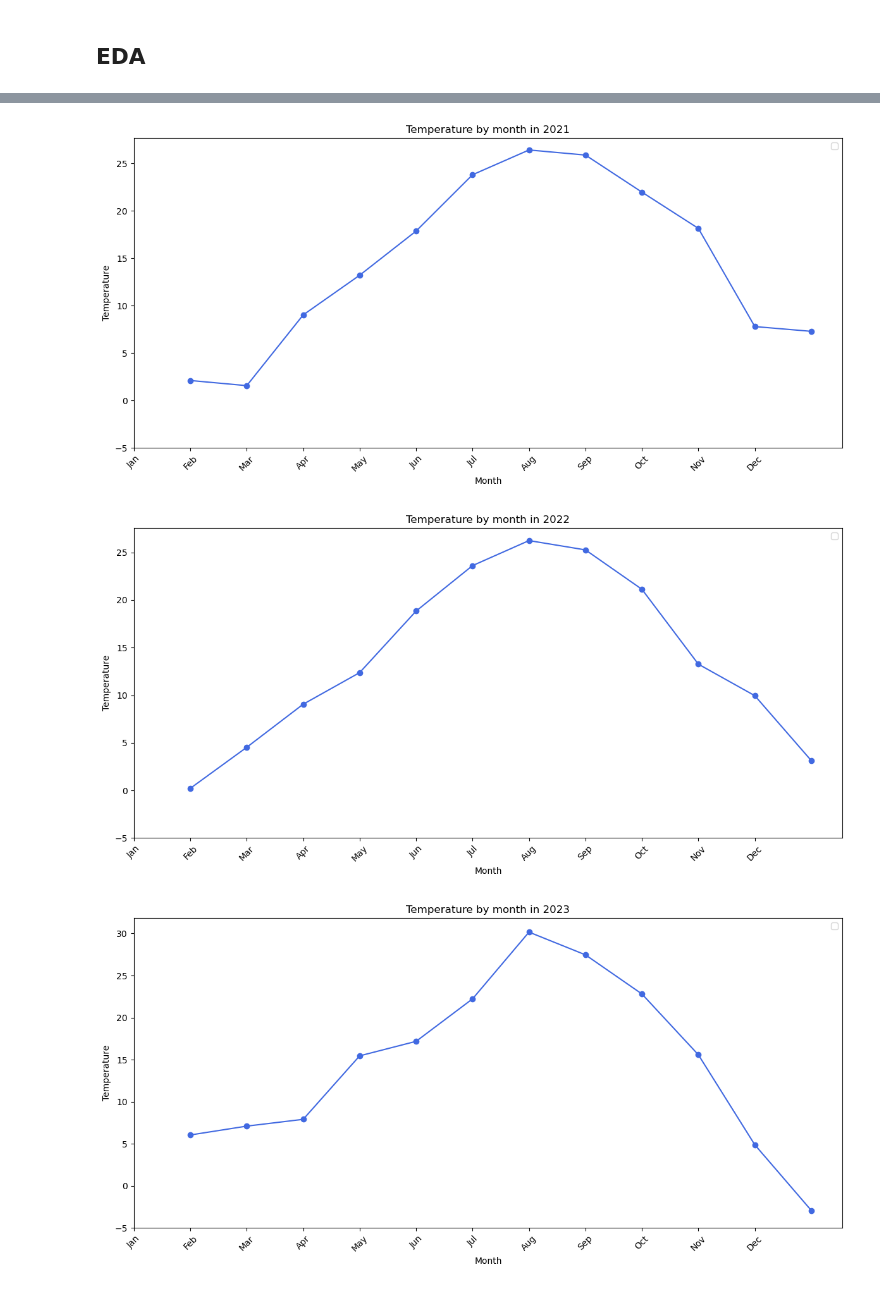
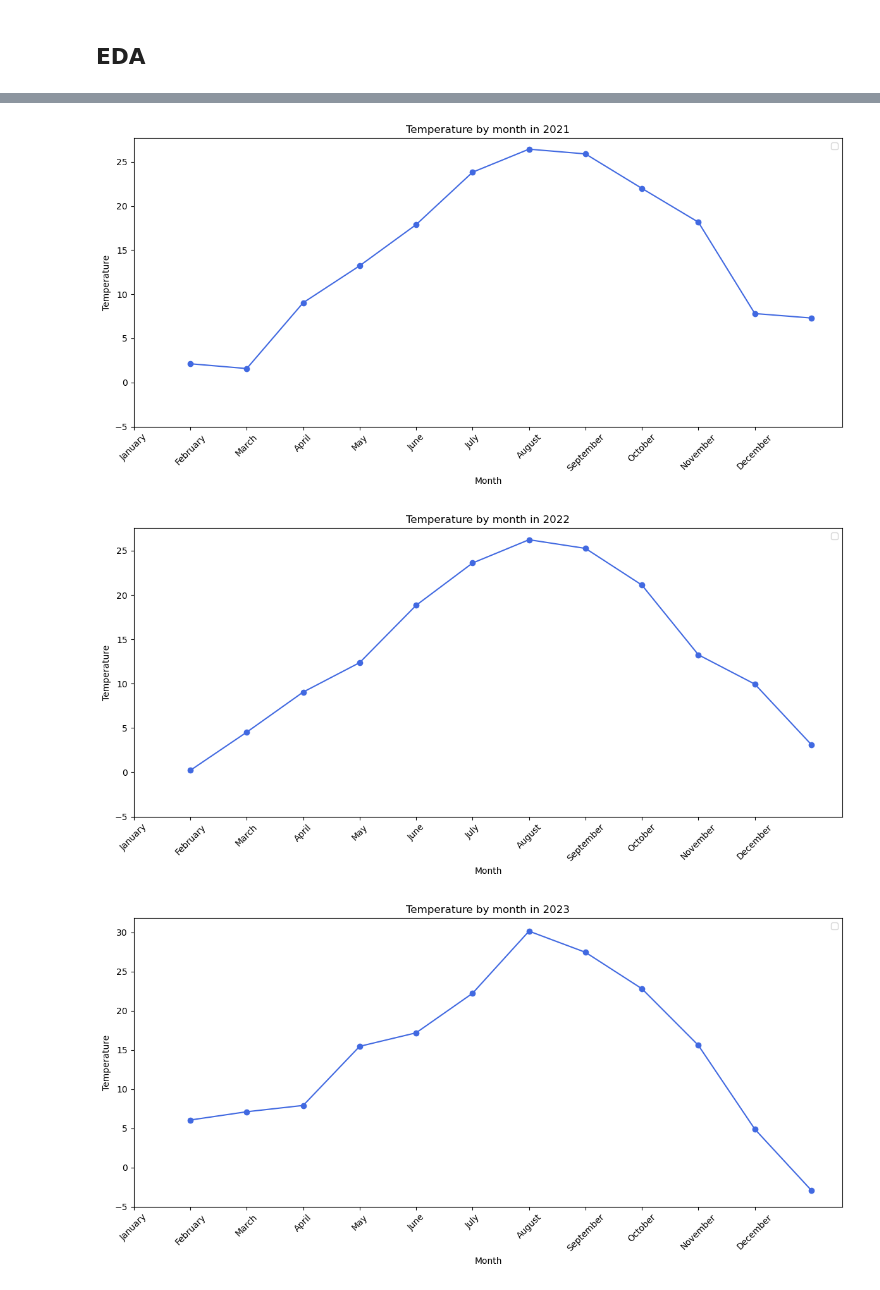
Before and after one commit to marcosmicozzi/my_code, a Jupyter notebook: m1p03_daily_weather.ipynb, the cells around one changed output, grey strips where cells are left out. Saved outputs shown, nothing was run; the diff lists cells and outputs as text; code cells hidden in the pictures.

```diff
--- a/m1p03_daily_weather.ipynb
+++ b/m1p03_daily_weather.ipynb
@@ -180,30 +358,0 @@ memory usage: 68.6 KB
-# %%
-month_names = ['Jan', 'Feb', 'Mar', 'Apr', 'May', 'Jun', 'Jul', 'Aug', 'Sep', 'Oct', 'Nov', 'Dec']
-
-df_dailyweather['year'] = df_dailyweather['date'].dt.year
-df_dailyweather['month'] = df_dailyweather['date'].dt.month
-
-casual_by_month = df_dailyweather.groupby('month')['casual'].sum()
-member_by_month = df_dailyweather.groupby('month')['member'].sum()
-months = casual_by_month.index.astype(str)
-
-
-monthly_users = df_dailyweather.groupby(['year', 'month'])[['casual', 'member']].sum().reset_index()
-
-for year in monthly_users['year'].unique():
-    yearly_data = monthly_users[monthly_users['year'] == year]
-    months = yearly_data['month']
-    x = np.arange(len(months))
-    width = 0.4
-
-    plt.figure(figsize=(12, 6))
-    plt.bar(x - width/2, yearly_data['casual'], width=width, label='Casual', color='royalblue')
-    plt.bar(x + width/2, yearly_data['member'], width=width, label='Member', color='mediumseagreen')
-
-    plt.xticks(x, [month_names[m-1] for m in months], rotation=45)
-    plt.xlabel('Month')
-    plt.ylabel('Number of Users')
-    plt.title(f'Casual vs Member Users by Month in {year}')
-    plt.legend()
-    plt.tight_layout()
-    plt.show()
@@ -283,5 +400,4 @@ for year in df_dailyweather['year'].unique():
 # %%
-df_dailyweather['day_name'] = df_dailyweather['date'].dt.day_name()
 df_dailyweather['total_users'] = df_dailyweather['casual'] + df_dailyweather['member']
 
 weekday_order = ['Monday', 'Tuesday', 'Wednesday', 'Thursday', 'Friday', 'Saturday', 'Sunday']
@@ -289,7 +405,7 @@ weekday_order = ['Monday', 'Tuesday', 'Wednesday', 'Thursday', 'Friday', 'Saturd
 for year in df_dailyweather['year'].unique():
     data_year = df_dailyweather[df_dailyweather['year'] == year]
 
-    summary = data_year.groupby('day_name')[['casual', 'member', 'total_users']].sum().reindex(weekday_order)
+    summary = data_year.groupby('weekday')[['casual', 'member', 'total_users']].sum().reindex(weekday_order)
 
     x = np.arange(len(weekday_order))
     width = 0.6  # full length bar for the back.
@@ -311,6 +427,7 @@ for year in df_dailyweather['year'].unique():
     ax.set_ylabel('User Count')
     ax.set_title(f'Users by Weekday in {year}')
     ax.legend()
+    ax.legend(loc='center left', bbox_to_anchor=(1, 0.5))
     plt.tight_layout()
     plt.show()
 # %% [output]
@@ -329,31 +449,31 @@ Index(['casual', 'date', 'member', 'total_rides',
       dtype='object')
 # %%
-df_dailyweather['year'] = df_dailyweather['date'].dt.year
-df_dailyweather['month'] = df_dailyweather['date'].dt.month
-
-
 monthly_temp = df_dailyweather.groupby(['year', 'month'])['temperature_2m_mean_(°c)'].mean().reset_index()
+month_names = [
+    "January", "February", "March", "April", "May", "June",
+    "July", "August", "September", "October", "November", "December"
+]
 
 
 for year in df_dailyweather['year'].unique():
     yearly_data = monthly_temp[monthly_temp['year'] == year]
     months = yearly_data['month']
     x = np.arange(len(months))
     width = 0.4
 
     plt.figure(figsize=(12, 6))
     # plt.hist(x, yearly_data['temperature_2m_mean_(°c)'], width=width, label='Temperature', color='royalblue')
     plt.plot(months, yearly_data['temperature_2m_mean_(°c)'], marker='o', color='royalblue')
 
     plt.xticks(x, [month_names[m-1] for m in months], rotation=45)
     plt.xlabel('Month')
     plt.ylabel('Temperature')
     plt.ylim(bottom=-5)
     plt.title(f'Temperature by month in {year}')
     plt.legend()
     plt.tight_layout()
     plt.show()
 # %% [output]
-[figure, old version]
+[figure, new version]
-[figure, old version]
+[figure, new version]
-[figure, old version]
+[figure, new version]
```
Also changed, not shown: parts of 40 cells of this notebook, 2 other files.
